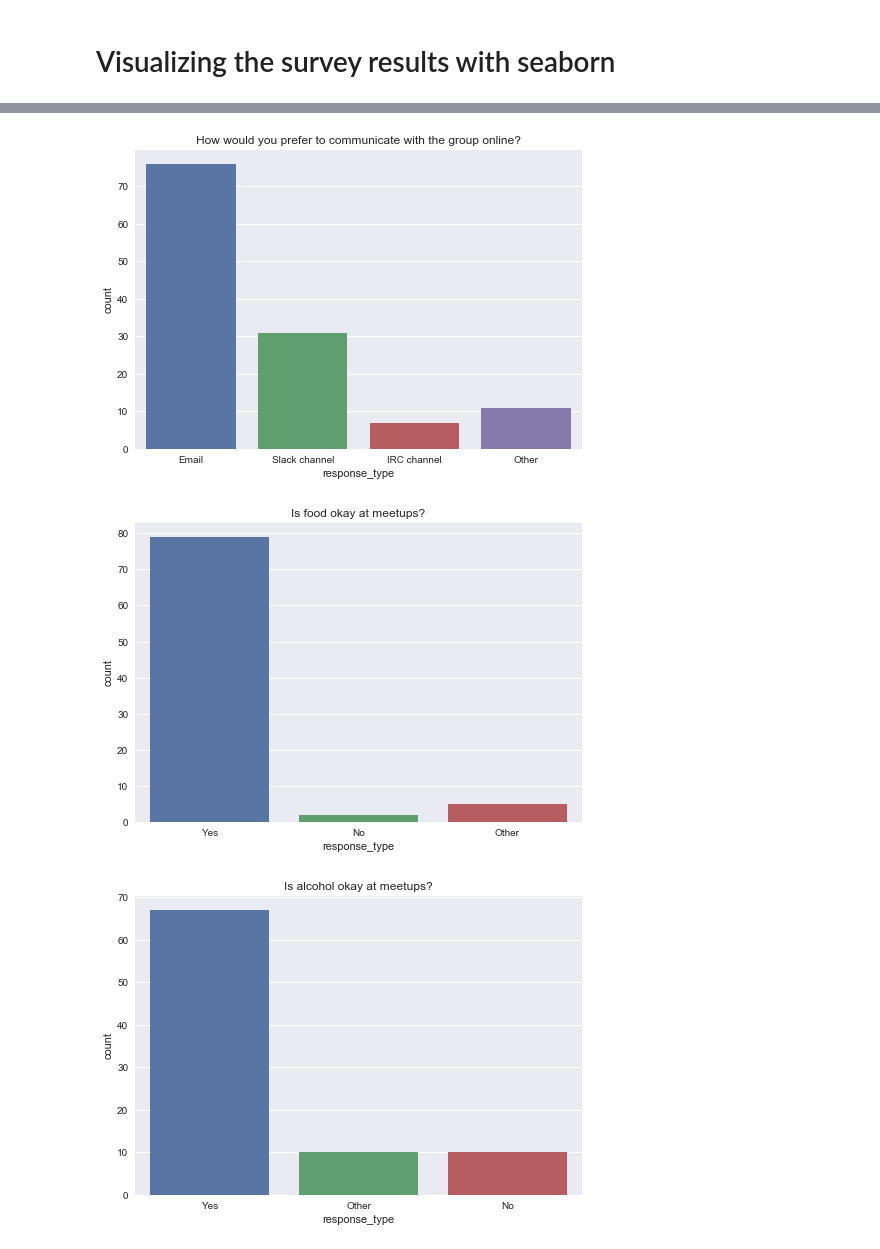
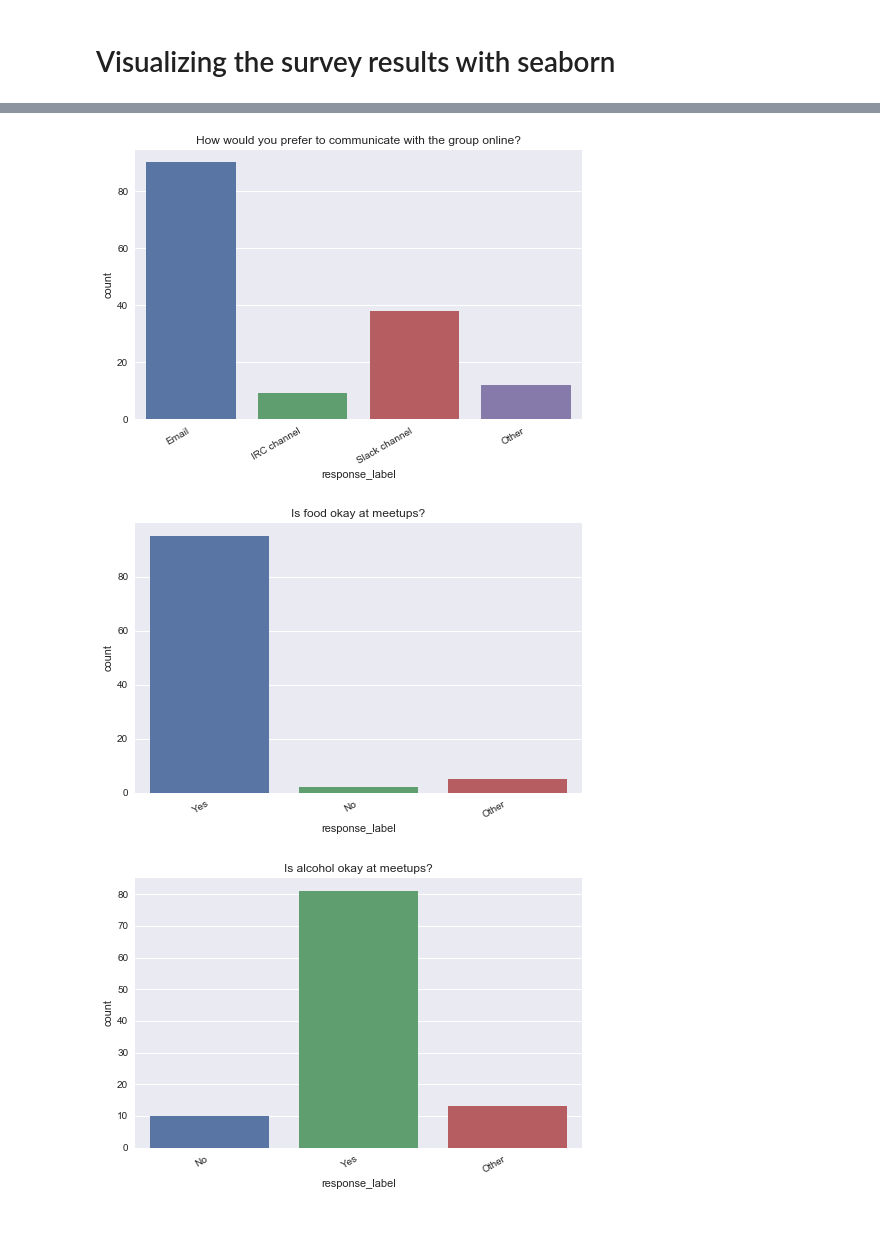
Before and after one commit to madison-python/new-meetup-survey, a Jupyter notebook: 3-visualizing-survey-results.ipynb, the cells around one changed output, grey strips where cells are left out. Saved outputs shown, nothing was run; the diff lists cells and outputs as text; code cells hidden in the pictures.

```diff
--- a/3-visualizing-survey-results.ipynb
+++ b/3-visualizing-survey-results.ipynb
@@ -69,0 +40,4 @@ seaborn.countplot?
+# %%
+survey = pandas.merge(responses, questions, how='left')
+survey.set_index('qid', inplace=True)
+survey.head()
@@ -69,0 +57,6 @@ seaborn.countplot?
+# %%
+def label_response_type(data):
+    return data.response if data.response in data.choices else 'Other'
+
+survey['response_type'] = survey.apply(label_response_type, axis=1)
+survey.ix['q1', 'response_type'].value_counts().plot.bar()
@@ -69,0 +66,3 @@ seaborn.countplot?
+# %%
+survey['response_label'] = survey.response_type.str.split('(').str.get(0)
+survey.ix['q1', 'response_label'].value_counts().plot.bar()
@@ -70,10 +74,11 @@ seaborn.countplot?
 # %%
-def countplot(question_id, autofmt=True):
+def countplot(qid):
+    """Create pretty histograms of survey responses to a particular question."""
     ax = plt.axes()
-    ax.set_title(questions.loc[questions.id == question_id, 'title'].item())
-    seaborn.countplot(responses.ix[question_id, 'response_type'], ax=ax)
-    if autofmt:
-        ax.figure.autofmt_xdate()
+    question_text = questions.loc[questions.qid == qid, 'question'].item()
+    ax.set_title(question_text)
+    seaborn.countplot(survey.ix[qid, 'response_label'], ax=ax)
+    ax.figure.autofmt_xdate()
 # %%
 countplot('q1')
 # %% [output]
@@ -117,12 +122,12 @@ countplot('q10')
 # %%
-countplot('q11', autofmt=False)
+countplot('q11')
 # %% [output]
-[figure, old version]
+[figure, new version]
 # %%
-countplot('q12', autofmt=False)
+countplot('q12')
 # %% [output]
-[figure, old version]
+[figure, new version]
 # %%
-countplot('q13', autofmt=False)
+countplot('q13')
 # %% [output]
-[figure, old version]
+[figure, new version]
```
Also changed, not shown: parts of 23 cells of this notebook, 11 other files.
